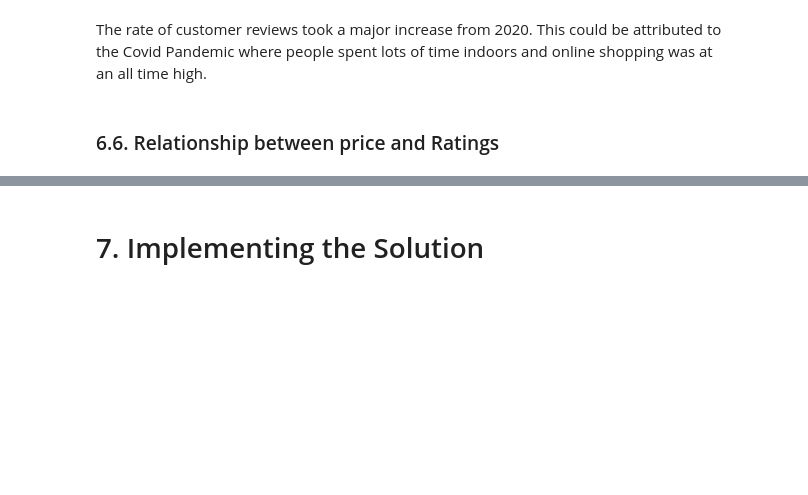
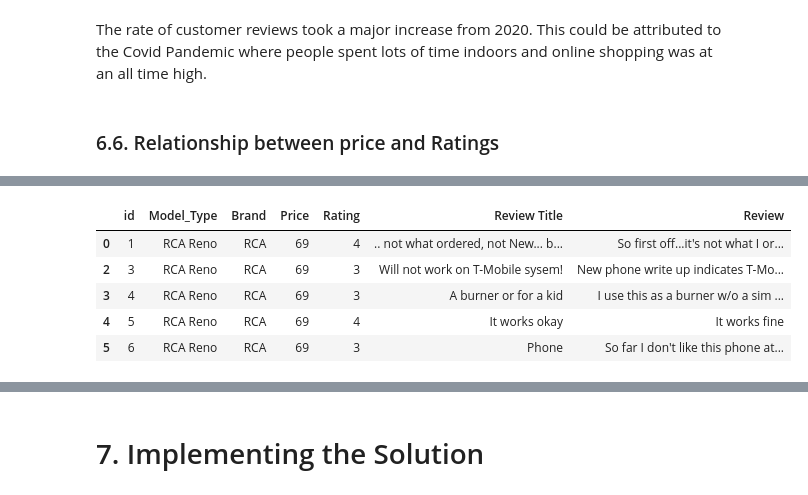
Before and after one commit to Mercy-Njambi/Mobile-Phone-Sentiment-Analysis, a Jupyter notebook: Mobile_Phone_Sentiment_Analysis.ipynb, the cells around one changed output, grey strips where cells are left out. Saved outputs shown, nothing was run; the diff lists cells and outputs as text; code cells hidden in the pictures; blank space fills up the shorter version.

```diff
--- a/Mobile_Phone_Sentiment_Analysis.ipynb
+++ b/Mobile_Phone_Sentiment_Analysis.ipynb
@@ -556,0 +569,13 @@ plt.show();
+# %%
+df["id"] = df.index + 1
+df = df.reindex(columns=['id', 'Model_Type', 'Brand', 'Price', 'Review Date',
+                         'Rating', 'Review Title', 'Review'])
+df.drop("Review Date", axis=1, inplace=True)
+df.head()
+# %% [output]
+|  | id | Model_Type | Brand | Price | Rating | Review Title | Review |
+| 0 | 1 | RCA Reno | RCA | 69 | 4 | .. not what ordered, not New... b... | So first off...it's not what I or... |
+| 2 | 3 | RCA Reno | RCA | 69 | 3 | Will not work on T-Mobile sysem! | New phone write up indicates T-Mo... |
+| 3 | 4 | RCA Reno | RCA | 69 | 3 | A burner or for a kid | I use this as a burner w/o a sim ... |
+| 4 | 5 | RCA Reno | RCA | 69 | 4 | It works okay | It works fine |
+| 5 | 6 | RCA Reno | RCA | 69 | 3 | Phone | So far I don't like this phone at... |
```
Also changed, not shown: parts of 13 cells of this notebook.
